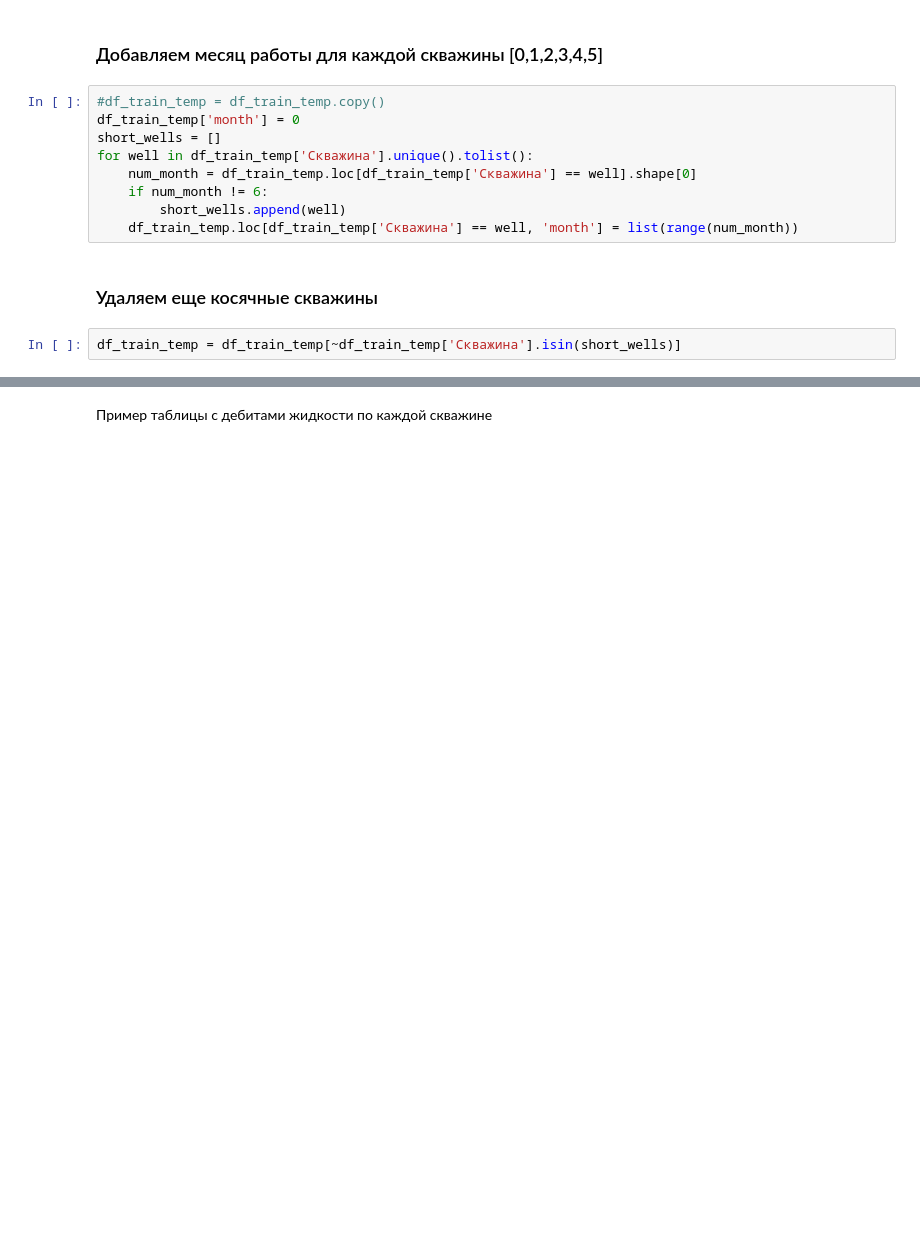
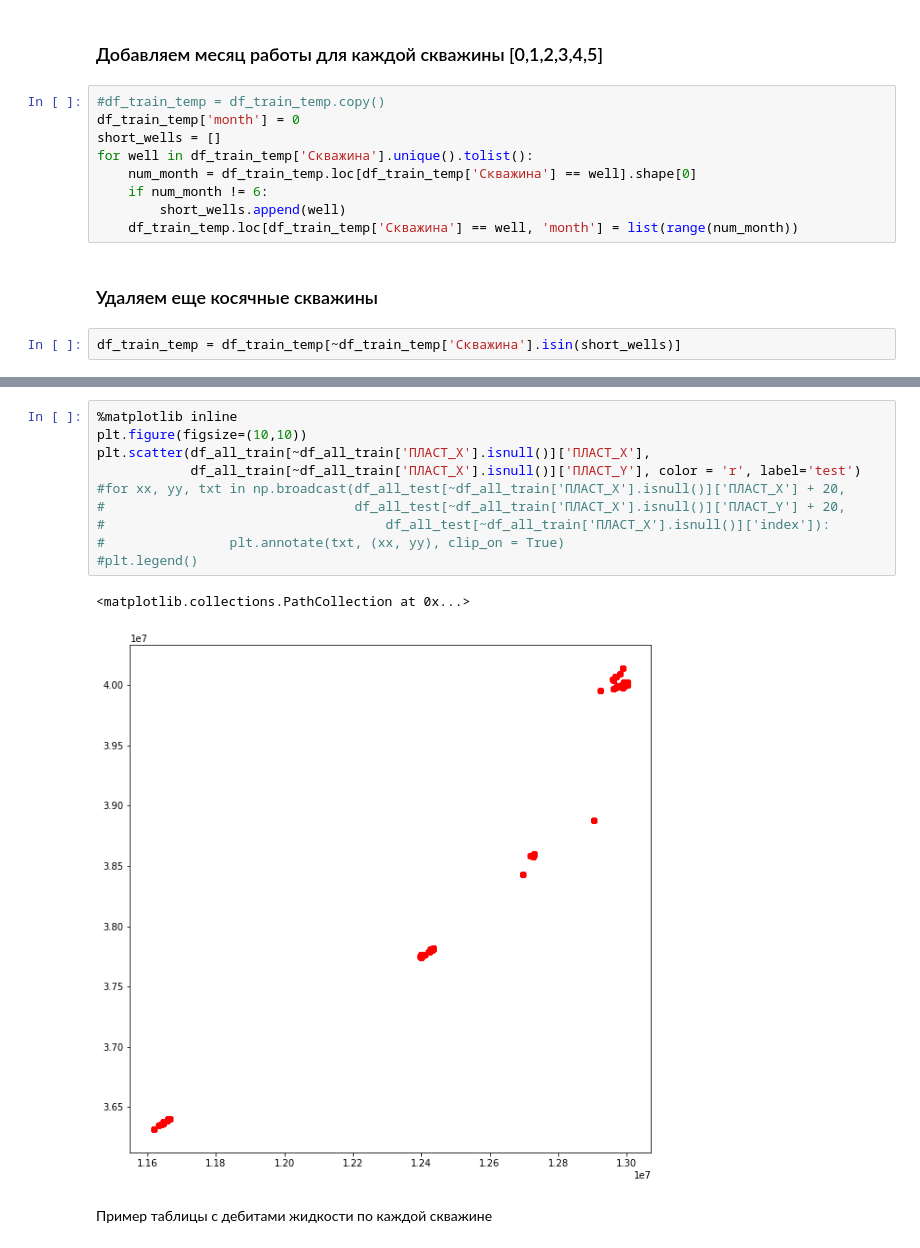
Before and after one commit to koskotG/gpn_comp, a Jupyter notebook: kg_eda.ipynb, the cells around one changed output, grey strips where cells are left out. Saved outputs shown, nothing was run; the diff lists cells and outputs as text; blank space fills up the shorter version.

```diff
--- a/kg_eda.ipynb
+++ b/kg_eda.ipynb
@@ -201,2 +408,15 @@ df_train_temp = df_train_temp[~df_train_temp['Скважина'].isin(short_well
+# %%
+%matplotlib inline
+plt.figure(figsize=(10,10))
+plt.scatter(df_all_train[~df_all_train['ПЛАСТ_X'].isnull()]['ПЛАСТ_X'],
+            df_all_train[~df_all_train['ПЛАСТ_X'].isnull()]['ПЛАСТ_Y'], color = 'r', label='test')
+#for xx, yy, txt in np.broadcast(df_all_test[~df_all_train['ПЛАСТ_X'].isnull()]['ПЛАСТ_X'] + 20,
+#                                df_all_test[~df_all_train['ПЛАСТ_X'].isnull()]['ПЛАСТ_Y'] + 20,
+#                                    df_all_test[~df_all_train['ПЛАСТ_X'].isnull()]['index']):
+#                plt.annotate(txt, (xx, yy), clip_on = True)
+#plt.legend()
+# %% [output]
+<matplotlib.collections.PathCollection at 0x...>
+[figure, added]
 # %% [markdown]
 Пример таблицы с дебитами жидкости по каждой скважине
```
Also changed, not shown: parts of 59 cells of this notebook, 4 other files.
